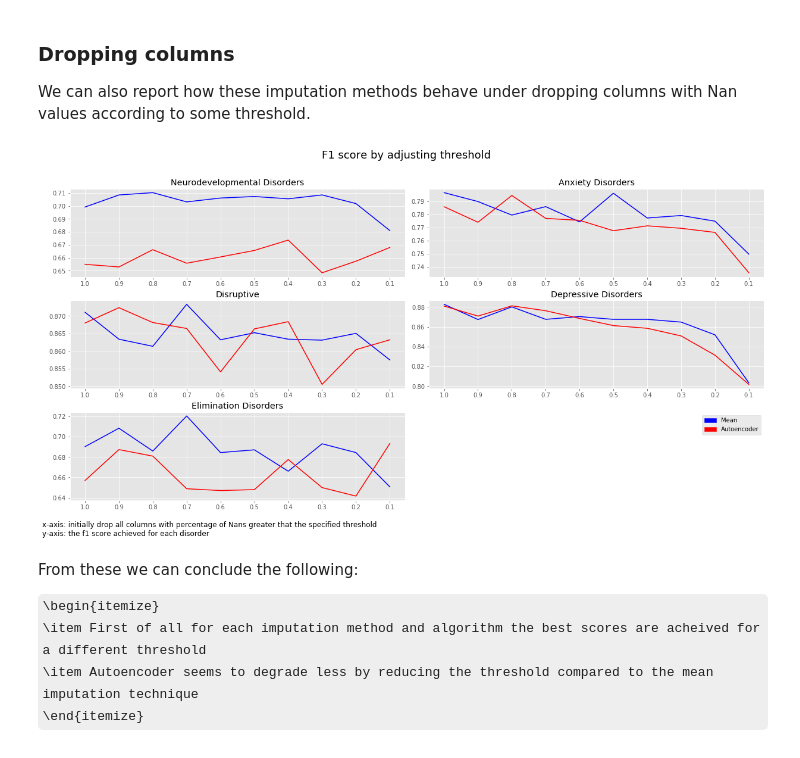
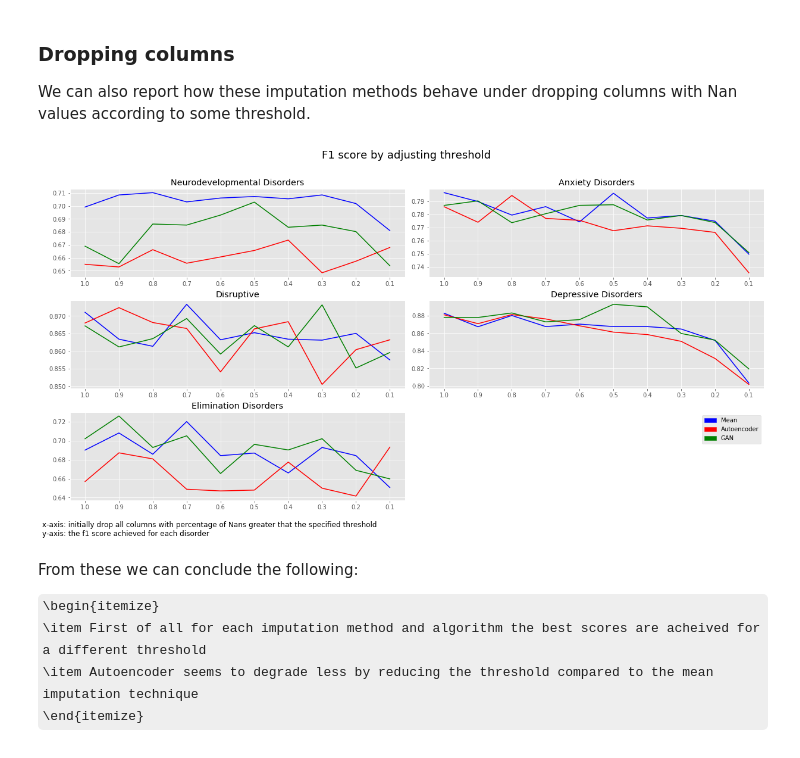
Before and after one commit to sanagno/psychiatry-mri-eeg, a Jupyter notebook: data_imputation.ipynb, the cells around one changed output. Drawn from its saved outputs; the diff is of its cells as text; code cells hidden in the pictures; some formulas as TeX source.

```diff
--- a/data_imputation.ipynb
+++ b/data_imputation.ipynb
@@ -835,12 +835,12 @@ def calculate_balanced_f1(conf_experiment):
 # %%
-methods = ['mean', 'median', 'most_freq', 'missforest', 'plus_existence_median',
+methods_names = ['mean', 'median', 'most_freq', 'missforest', 'plus_existence_median',
            'only_existence', 'knn', 'em', 'autoencoder', 'gan']
 
-confusion_matrices = [globals()['conf_' + x] for x in methods]
+confusion_matrices = [globals()['conf_' + x] for x in methods_names]
 # %%
 balanced_f1_scores = []
 
-for method, conf in zip(methods, confusion_matrices):
+for method, conf in zip(methods_names, confusion_matrices):
     balanced_f1_score = calculate_balanced_f1(conf)
     print('{:25} {:.4f}'.format(method, balanced_f1_score))
     balanced_f1_scores.append(balanced_f1_score)
@@ -892,7 +892,7 @@ for disorder in most_common_disorders:
         continue
 
     scores = []
-    for method, conf in zip(methods, confusion_matrices):
+    for method, conf in zip(methods_names, confusion_matrices):
         scores.append(
             (method, f1_score_from_conf_matrix(conf[disorder_index])))
 
@@ -902,7 +902,7 @@ for disorder in most_common_disorders:
     disorder_index += 1
 # %%
 colors = ['darkblue', 'seagreen', 'darkred', 'darkcyan',
-          'dimgrey', 'hotpink', 'darkorange', 'white']
+          'dimgrey', 'hotpink', 'darkorange', 'white', 'tomato']
 
 best_methods = set(
     [m for m, s in list(itertools.chain(*best_imputations_per_disorder))])
@@ -1055,35 +1093,41 @@ for i, disorder in enumerate(most_common_disorders_no_diag):
 
     axes[row, col].plot(threshold, [f1_score_from_conf_matrix(x)
                                     for x in conf_mean_th[:, i]], color='blue')
     axes[row, col].plot(threshold, [f1_score_from_conf_matrix(x)
                                     for x in conf_autoencoder_th[:, i]], color='red')
+    axes[row, col].plot(threshold, [f1_score_from_conf_matrix(x)
+                                    for x in conf_gan_th[:, i]], color='green')
+#     axes[row, col].plot(threshold[2:], [f1_score_from_conf_matrix(x)
+#                                     for x in conf_knn_th[:, i]], color='orange')
 
     axes[row, col].set_xticklabels(threshold)
     axes[row, col].set_title(disorder)
 
 
 if math.ceil(disorder_n / 2) > math.floor(disorder_n / 2):
     axes[row, col + 1].set_axis_off()
 
 st = fig.suptitle('F1 score by adjusting threshold', fontsize=18)
 
 blue_patch = mpatches.Patch(color='blue', label='Mean')
 red_patch = mpatches.Patch(color='red', label='Autoencoder')
-plt.legend(handles=[blue_patch, red_patch])
+green_patch = mpatches.Patch(color='green', label='GAN')
+# orange_patch = mpatches.Patch(color='orange', label='KNN')
+plt.legend(handles=[blue_patch, red_patch, green_patch])
 
 txt = "x-axis: initially drop all columns with percentage of Nans greater that the specified threshold\n" \
       "y-axis: the f1 score achieved for each disorder"
 
 fig.text(0., -.05, txt, ha='left', fontsize=12)
 plt.tight_layout()
 
 # shift subplots down:
 st.set_y(0.95)
 fig.subplots_adjust(top=0.85)
 
 plt.show()
 # %% [output]
-[figure, old version]
+[figure, new version]
 # %% [markdown]
 From these we can conclude the following:
 
```
Also changed, not shown: parts of 3 cells of this notebook.
